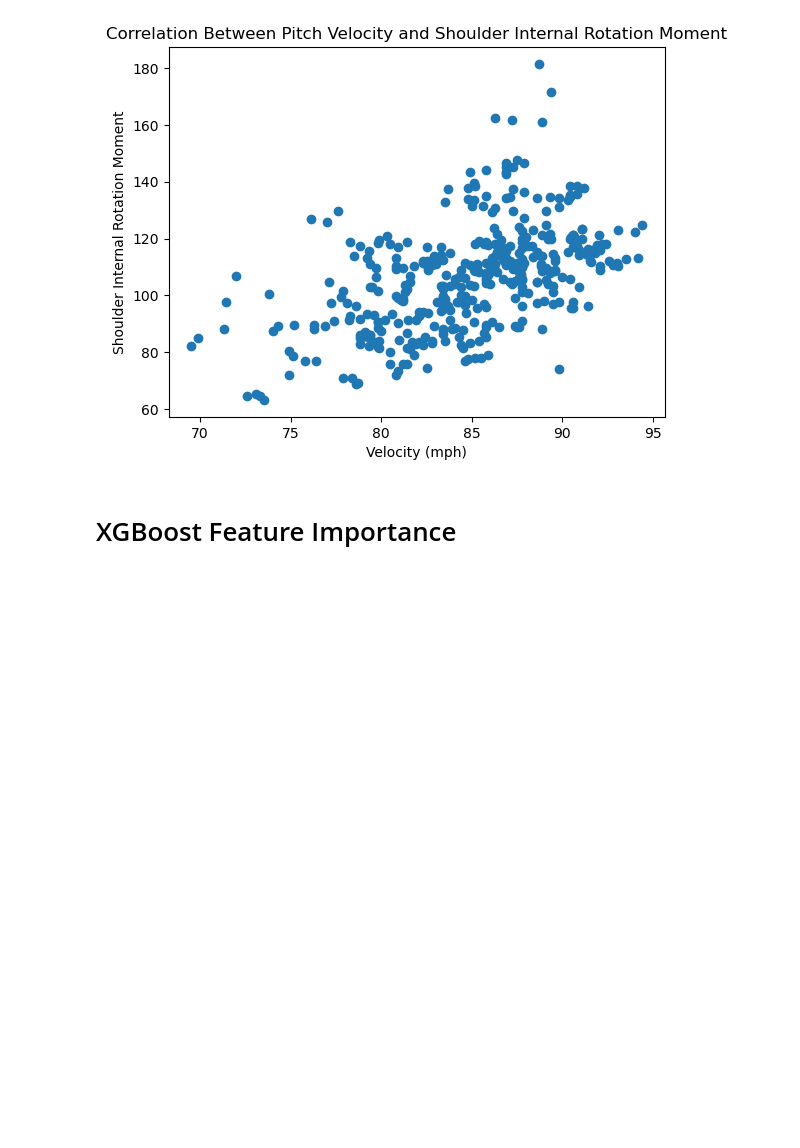
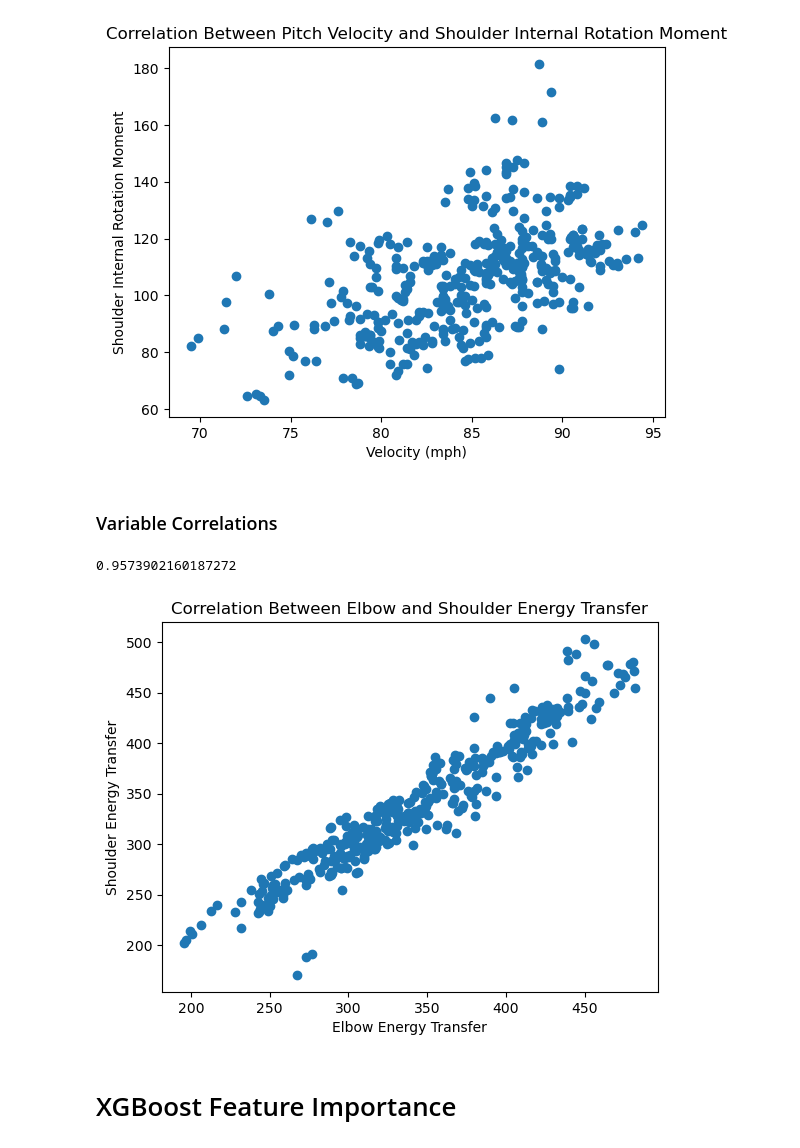
Before and after one commit to jisoawe/Biomech_Pitch_Velo_Prediction, a Jupyter notebook: Biomech_Velo_Prediction.ipynb, the cells around one changed output. Saved outputs shown, nothing was run; the diff lists cells and outputs as text; code cells hidden in the pictures; blank space fills up the shorter version.

```diff
--- a/Biomech_Velo_Prediction.ipynb
+++ b/Biomech_Velo_Prediction.ipynb
@@ -422,6 +405,20 @@ plt.title('Correlation Between Pitch Velocity and Shoulder Internal Rotation Mom
 plt.show()
 # %% [output]
 [figure]
+# %% [markdown]
+### Variable Correlations
+# %%
+encoded_data['elbow_transfer_fp_br'].corr(encoded_data['shoulder_transfer_fp_br'])
+# %% [output]
+0.9573902160187272
+# %%
+plt.scatter(encoded_data['elbow_transfer_fp_br'], encoded_data['shoulder_transfer_fp_br'])
+plt.xlabel('Elbow Energy Transfer')
+plt.ylabel('Shoulder Energy Transfer')
+plt.title('Correlation Between Elbow and Shoulder Energy Transfer')
+plt.show()
+# %% [output]
+[figure, added]
 # %% [markdown]
 # XGBoost Feature Importance
 # %%
```
Also changed, not shown: parts of 21 cells of this notebook.
